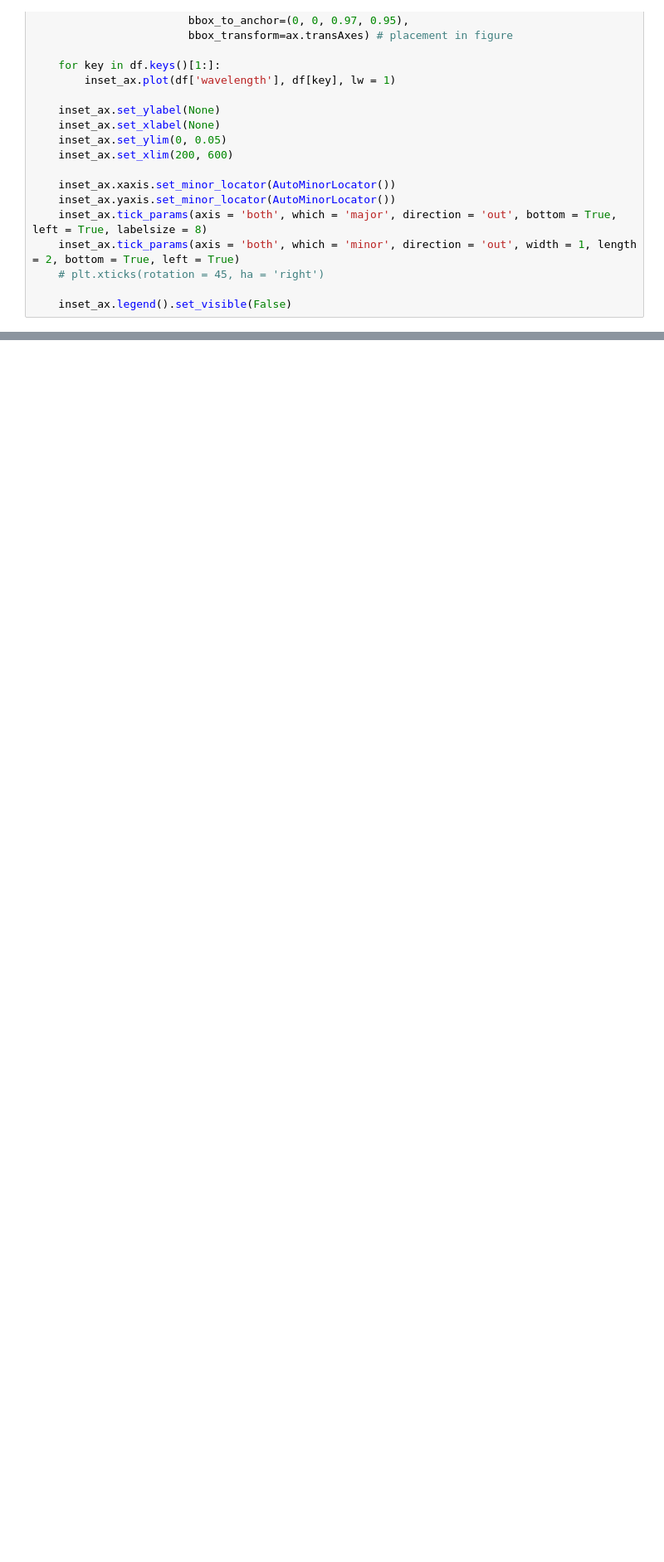
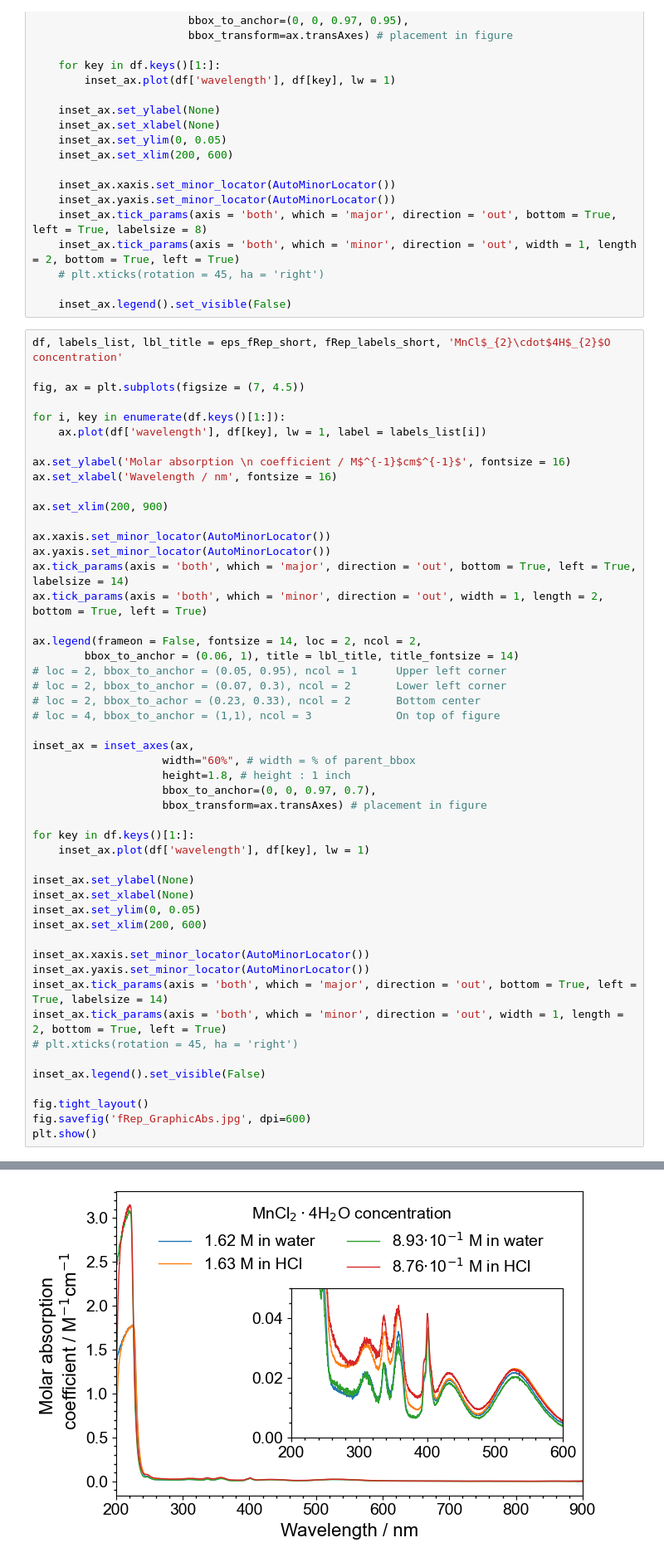
Before and after one commit to Normann25/Manganese-chlorides, a Jupyter notebook: Bachelor/uvvis/MnCl2_wNaCl/plots.ipynb, the cells around one changed output, grey strips where cells are left out. Shown at 83% size. Saved outputs shown, nothing was run; the diff lists cells and outputs as text; blank space fills up the shorter version.

```diff
--- a/Bachelor/uvvis/MnCl2_wNaCl/plots.ipynb
+++ b/Bachelor/uvvis/MnCl2_wNaCl/plots.ipynb
@@ -147,3 +147,54 @@ def plot_with_inset(ax, df, labels_list, lbl_title):
     # plt.xticks(rotation = 45, ha = 'right')
 
     inset_ax.legend().set_visible(False)
+# %%
+df, labels_list, lbl_title = eps_fRep_short, fRep_labels_short, 'MnCl$_{2}\cdot$4H$_{2}$O concentration'
+
+fig, ax = plt.subplots(figsize = (7, 4.5))
+
+for i, key in enumerate(df.keys()[1:]):
+    ax.plot(df['wavelength'], df[key], lw = 1, label = labels_list[i])
+
+ax.set_ylabel('Molar absorption \n coefficient / M$^{-1}$cm$^{-1}$', fontsize = 16)
+ax.set_xlabel('Wavelength / nm', fontsize = 16)
+
+ax.set_xlim(200, 900)
+
+ax.xaxis.set_minor_locator(AutoMinorLocator())
+ax.yaxis.set_minor_locator(AutoMinorLocator())
+ax.tick_params(axis = 'both', which = 'major', direction = 'out', bottom = True, left = True, labelsize = 14)
+ax.tick_params(axis = 'both', which = 'minor', direction = 'out', width = 1, length = 2, bottom = True, left = True)
+
+ax.legend(frameon = False, fontsize = 14, loc = 2, ncol = 2,
+        bbox_to_anchor = (0.06, 1), title = lbl_title, title_fontsize = 14)
+# loc = 2, bbox_to_anchor = (0.05, 0.95), ncol = 1      Upper left corner
+# loc = 2, bbox_to_anchor = (0.07, 0.3), ncol = 2       Lower left corner
+# loc = 2, bbox_to_achor = (0.23, 0.33), ncol = 2       Bottom center
+# loc = 4, bbox_to_anchor = (1,1), ncol = 3             On top of figure
+
+inset_ax = inset_axes(ax,
+                    width="60%", # width = % of parent_bbox
+                    height=1.8, # height : 1 inch
+                    bbox_to_anchor=(0, 0, 0.97, 0.7),
+                    bbox_transform=ax.transAxes) # placement in figure
+
+for key in df.keys()[1:]:
+    inset_ax.plot(df['wavelength'], df[key], lw = 1)
+
+inset_ax.set_ylabel(None)
+inset_ax.set_xlabel(None)
+inset_ax.set_ylim(0, 0.05)
+inset_ax.set_xlim(200, 600)
+
+inset_ax.xaxis.set_minor_locator(AutoMinorLocator())
+inset_ax.yaxis.set_minor_locator(AutoMinorLocator())
+inset_ax.tick_params(axis = 'both', which = 'major', direction = 'out', bottom = True, left = True, labelsize = 14)
+inset_ax.tick_params(axis = 'both', which = 'minor', direction = 'out', width = 1, length = 2, bottom = True, left = True)
+# plt.xticks(rotation = 45, ha = 'right')
+
+inset_ax.legend().set_visible(False)
+
+fig.tight_layout()
+fig.savefig('fRep_GraphicAbs.jpg', dpi=600)
+plt.show()
+# %% [output]
@@ -150,3 +202,4 @@ def plot_with_inset(ax, df, labels_list, lbl_title):
+[figure, added]
 # %%
 fig, ax = plt.subplots(2,1, figsize = (5.5, 4.5))
 
```
Also changed, not shown: parts of 1 cell of this notebook, 1 other file.
